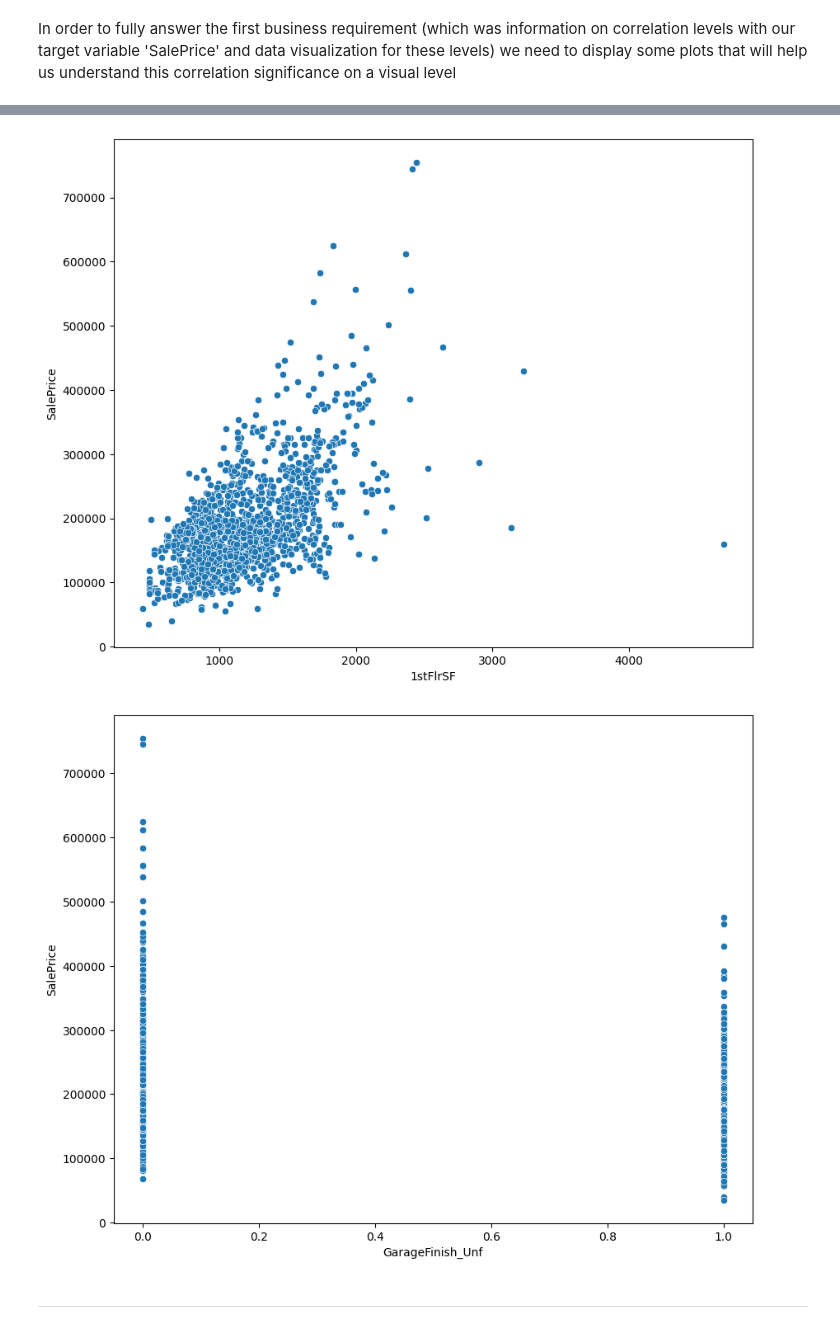
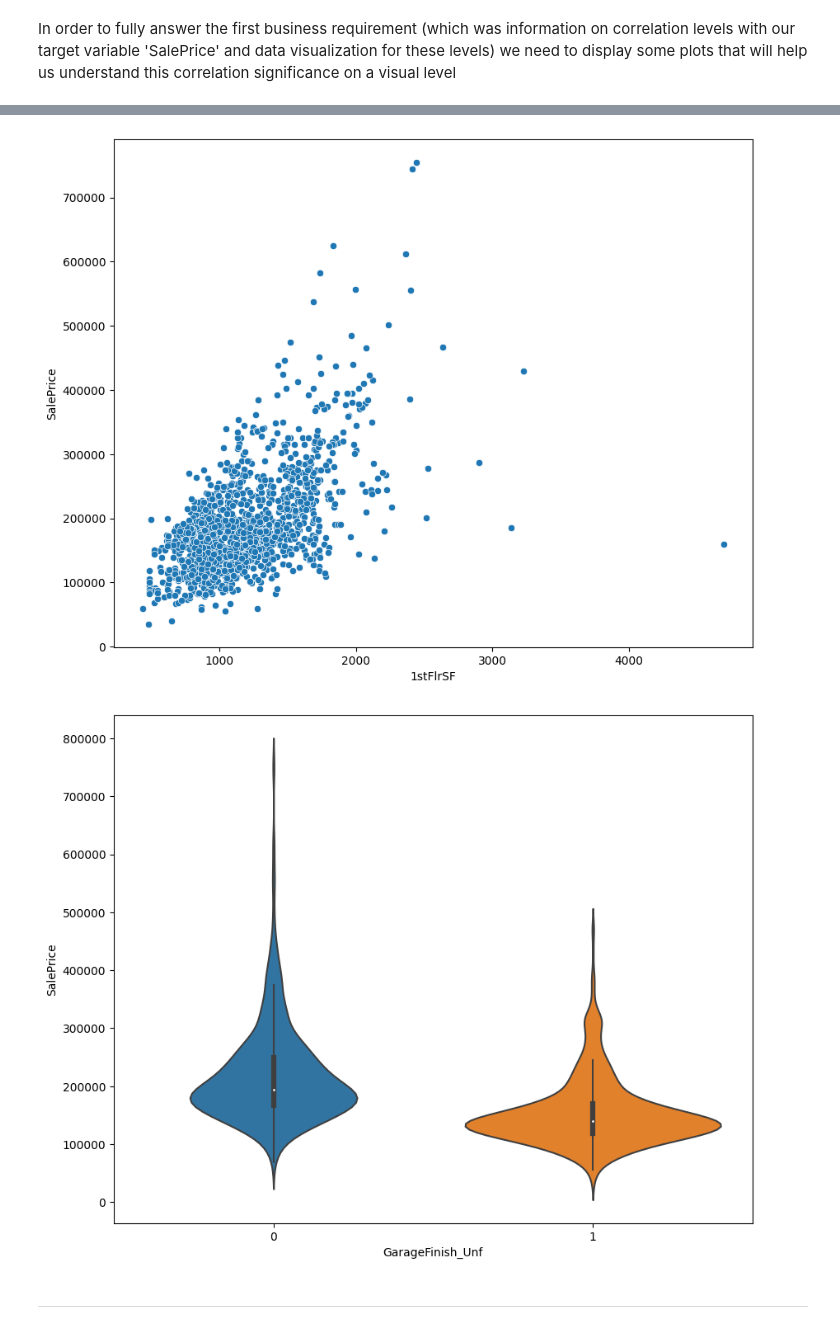
Before and after one commit to DevFabrizio/Fabrizio-Project-Five, a Jupyter notebook: jupyter_notebooks/Data Cleaning.ipynb, the cells around one changed output, grey strips where cells are left out. Drawn from its saved outputs; the diff is of its cells as text; code cells hidden in the pictures.

```diff
--- a/jupyter_notebooks/Data Cleaning.ipynb
+++ b/jupyter_notebooks/Data Cleaning.ipynb
@@ -305,8 +305,9 @@ def corr_plots_saleprice(df, target_var):
     for col in target_var:
         if col in ['OverallQual', 'KitchenQual_TA', 'GarageFinish_Unf']:
             plt.figure(figsize=(10, 8))
-            sns.violinplot(y)
-        plt.figure(figsize=(10, 8))
-        sns.scatterplot(y=df['SalePrice'], x=df_ohe[col])
+            sns.violinplot(y=df['SalePrice'], x=df_ohe[col])
+        else:
+            plt.figure(figsize=(10, 8))
+            sns.scatterplot(y=df['SalePrice'], x=df_ohe[col])
 corr_plots_saleprice(df_ohe, df_ohe_corr_spearman.index.to_list())
 # %% [output]
@@ -318,7 +319,7 @@ corr_plots_saleprice(df_ohe, df_ohe_corr_spearman.index.to_list())
 [figure]
 [figure]
 [figure]
 [figure]
-[figure, old version]
+[figure, new version]
 # %% [markdown]
 ---
```
Also changed, not shown: parts of 5 cells of this notebook.
